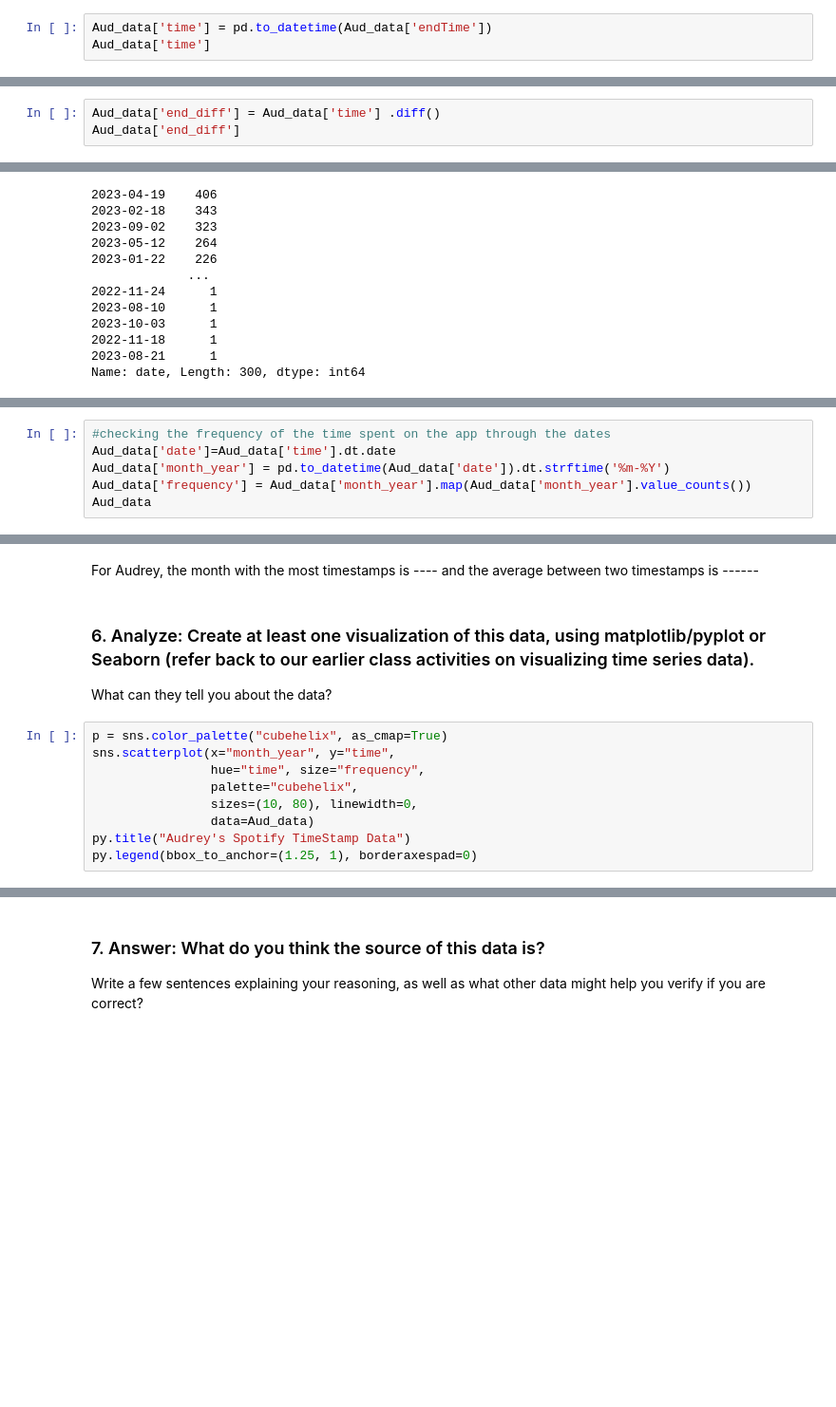
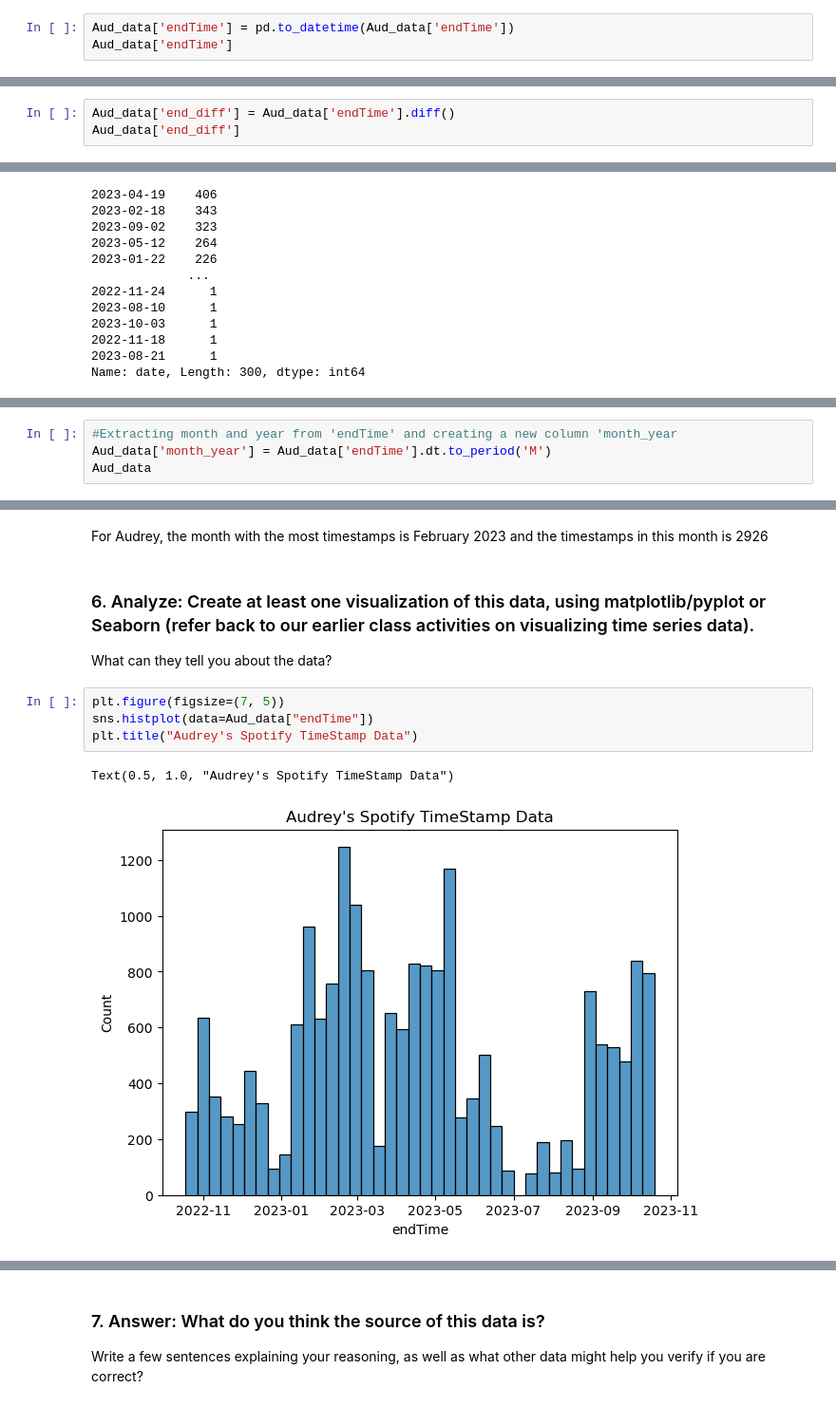
Before and after one commit to audreymarthin/Proj8_CS215_Audrey_Ruth, a Jupyter notebook: Project 8, Personal Data & Visualization.ipynb, the cells around one changed output, grey strips where cells are left out. Shown at 95% size. Cells and saved outputs as stored; diff of their text form; blank space fills up the shorter version.

```diff
--- a/Project 8, Personal Data & Visualization.ipynb
+++ b/Project 8, Personal Data & Visualization.ipynb
@@ -41,6 +106,6 @@ Aud_data
 # %%
-Aud_data['time'] = pd.to_datetime(Aud_data['endTime'])
-Aud_data['time']
+Aud_data['endTime'] = pd.to_datetime(Aud_data['endTime'])
+Aud_data['endTime']
 # %% [output]
 0       2022-10-18 01:12:00
 1       2022-10-18 01:15:00
@@ -59,7 +124,7 @@ Name: time, Length: 19959, dtype: datetime64[ns]
 
 (for example, row 2 will have the time between the timestamp in row 2 and row 1).(TIP: Make sure your timestamps are sorted in chronological order before you do this!)
 # %%
-Aud_data['end_diff'] = Aud_data['time'] .diff()
+Aud_data['end_diff'] = Aud_data['endTime'].diff()
 Aud_data['end_diff']
 # %% [output]
 0                   NaT
@@ -127,6 +193,0 @@ Name: time, Length: 19959, dtype: object
-# %%
-#checking the frequency of the time spent on the app through the dates
-Aud_data['date']=Aud_data['time'].dt.date
-Aud_data['month_year'] = pd.to_datetime(Aud_data['date']).dt.strftime('%m-%Y')
-Aud_data['frequency'] = Aud_data['month_year'].map(Aud_data['month_year'].value_counts())
-Aud_data
@@ -146,0 +194,4 @@ Aud_data
+# %%
+#Extracting month and year from 'endTime' and creating a new column 'month_year
+Aud_data['month_year'] = Aud_data['endTime'].dt.to_period('M')
+Aud_data
@@ -147,15 +240,13 @@ Aud_data
 # %% [markdown]
-For Audrey, the month with the most timestamps is ---- and the average between two timestamps is ------
+For Audrey, the month with the most timestamps is February 2023 and the timestamps in this month is 2926
 # %% [markdown]
 ### 6. Analyze: Create at least one visualization of this data, using matplotlib/pyplot or Seaborn (refer back to our earlier class activities on visualizing time series data).
 
 What can they tell you about the data?
 # %%
-p = sns.color_palette("cubehelix", as_cmap=True)
-sns.scatterplot(x="month_year", y="time",
-                hue="time", size="frequency",
-                palette="cubehelix",
-                sizes=(10, 80), linewidth=0,
-                data=Aud_data)
-py.title("Audrey's Spotify TimeStamp Data")
-py.legend(bbox_to_anchor=(1.25, 1), borderaxespad=0)
+plt.figure(figsize=(7, 5))
+sns.histplot(data=Aud_data["endTime"])
+plt.title("Audrey's Spotify TimeStamp Data")
+# %% [output]
+Text(0.5, 1.0, "Audrey's Spotify TimeStamp Data")
+[figure, added]
```
Also changed, not shown: parts of 37 cells of this notebook.
